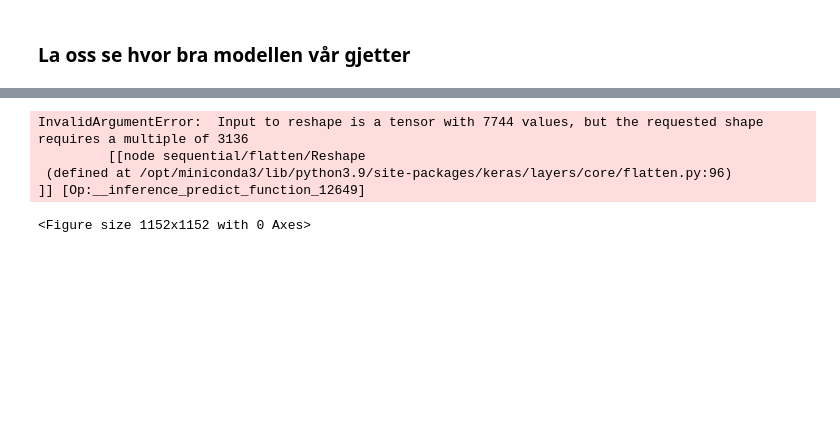
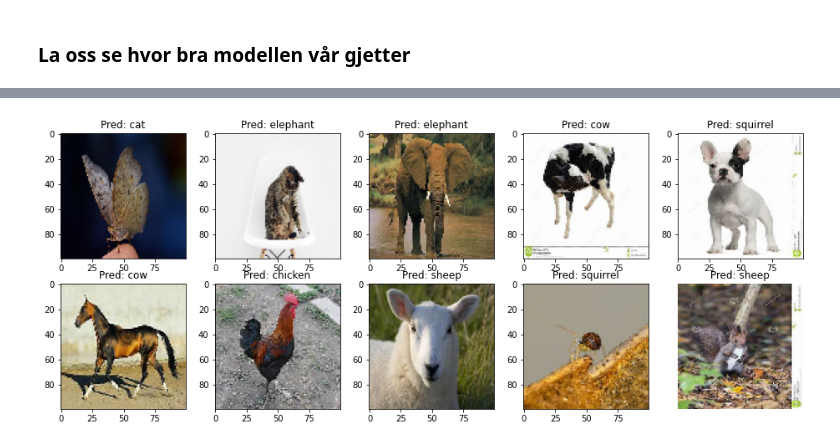
Before and after one commit to Eik-Lab/ml_workshop, a Jupyter notebook: ml_workshop.ipynb, the cells around one changed output, grey strips where cells are left out. Drawn from its saved outputs; the diff is of its cells as text; code cells hidden in the pictures; blank space fills up the shorter version.

```diff
--- a/ml_workshop.ipynb
+++ b/ml_workshop.ipynb
@@ -283,27 +283,23 @@ plt.show()
 # %%
 image_dir = "raw-img"
 sub_dirs = os.listdir(image_dir)
 image_paths = []
 complete_paths = []
 for sub_dir in sub_dirs:
     image_path = os.listdir(f"{image_dir}/{sub_dir}")[0]
     complete_paths.append(f"{image_dir}/{sub_dir}/{image_path}")
 
 plt.figure(figsize = (16,16))
 for i in range(0,10):
-    image=load_img(complete_paths[i],target_size=(100,100))
+    image=load_img(complete_paths[i],target_size=(img_size,img_size))
     prediction = predict_image(image)
     plt.subplot(5,5,i+1)    # the number of images in the grid is 5*5 (25)
     plt.title(prediction)
     plt.imshow(image)
 plt.axis("off")
 plt.show()
 # %% [output]
-InvalidArgumentError:  Input to reshape is a tensor with 7744 values, but the requested shape requires a multiple of 3136
-         [[node sequential/flatten/Reshape
- (defined at /opt/miniconda3/lib/python3.9/site-packages/keras/layers/core/flatten.py:96)
-]] [Op:__inference_predict_function_12649]
-<Figure size 1152x1152 with 0 Axes>
+[figure, added]
 # %%
 history = model.fit(
      datagen.flow(X_train, y_train, batch_size=256),
```
Also changed, not shown: parts of 12 cells of this notebook, 1 other file.
